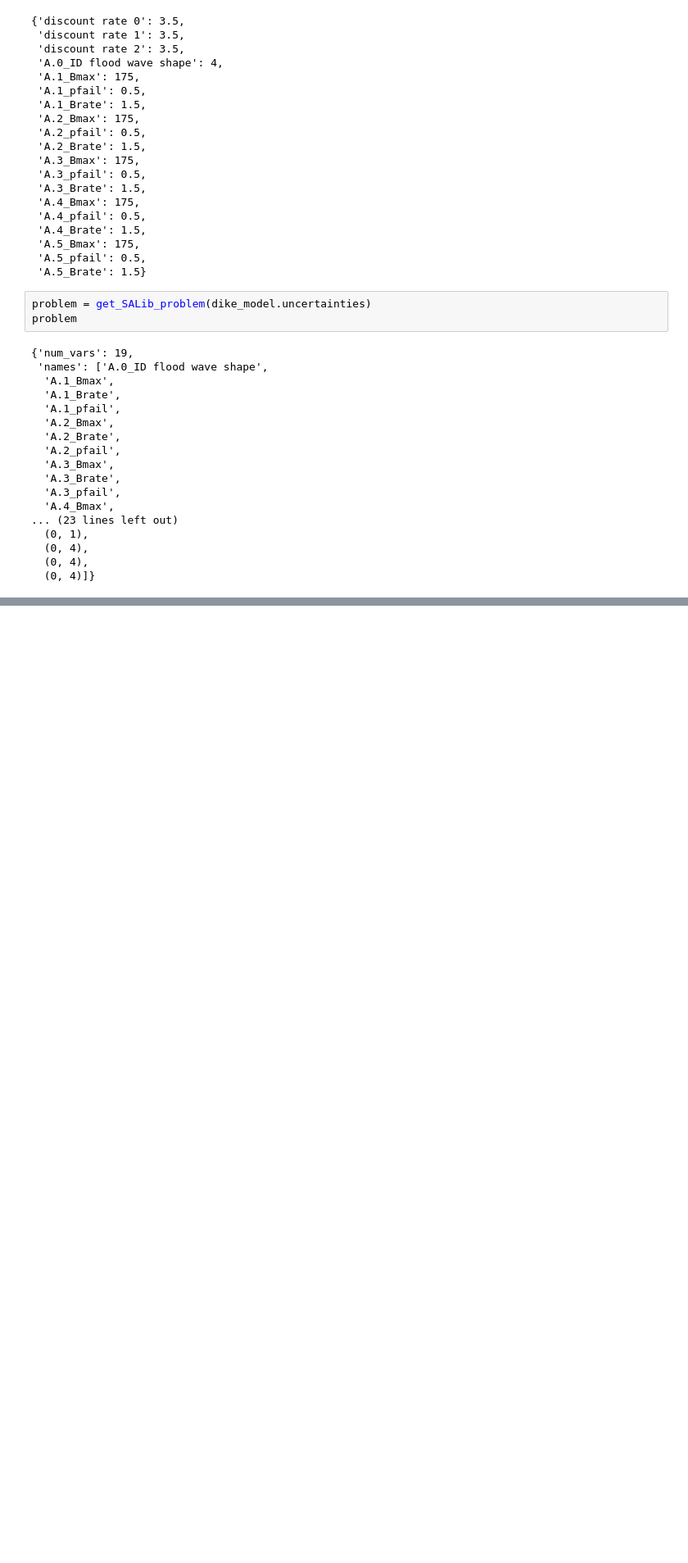
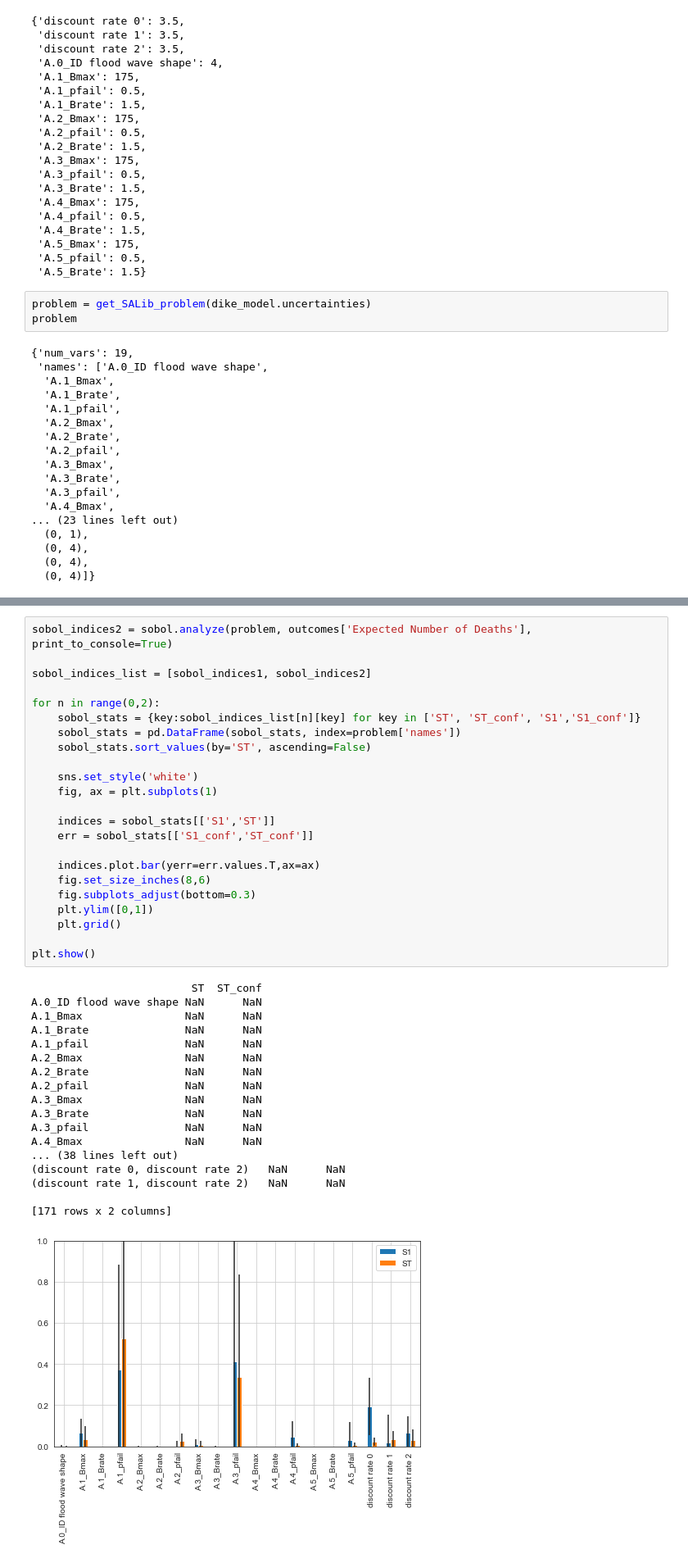
Before and after one commit to EwoutH/modelbased-g13, a Jupyter notebook: Sobol G29.ipynb, the cells around one changed output, grey strips where cells are left out. Shown at 82% size. Cells and saved outputs as stored; diff of their text form; blank space fills up the shorter version.

```diff
--- a/Sobol G29.ipynb
+++ b/Sobol G29.ipynb
@@ -139,0 +183,42 @@ problem
+# %%
+sobol_indices2 = sobol.analyze(problem, outcomes['Expected Number of Deaths'], print_to_console=True)
+
+sobol_indices_list = [sobol_indices1, sobol_indices2]
+
+for n in range(0,2):
+    sobol_stats = {key:sobol_indices_list[n][key] for key in ['ST', 'ST_conf', 'S1','S1_conf']}
+    sobol_stats = pd.DataFrame(sobol_stats, index=problem['names'])
+    sobol_stats.sort_values(by='ST', ascending=False)
+
+    sns.set_style('white')
+    fig, ax = plt.subplots(1)
+
+    indices = sobol_stats[['S1','ST']]
+    err = sobol_stats[['S1_conf','ST_conf']]
+
+    indices.plot.bar(yerr=err.values.T,ax=ax)
+    fig.set_size_inches(8,6)
+    fig.subplots_adjust(bottom=0.3)
+    plt.ylim([0,1])
+    plt.grid()
+
+plt.show()
+# %% [output]
+                         ST  ST_conf
+A.0_ID flood wave shape NaN      NaN
+A.1_Bmax                NaN      NaN
+A.1_Brate               NaN      NaN
+A.1_pfail               NaN      NaN
+A.2_Bmax                NaN      NaN
+A.2_Brate               NaN      NaN
+A.2_pfail               NaN      NaN
+A.3_Bmax                NaN      NaN
+A.3_Brate               NaN      NaN
+A.3_pfail               NaN      NaN
+A.4_Bmax                NaN      NaN
+... (38 lines left out)
+(discount rate 0, discount rate 2)   NaN      NaN
+(discount rate 1, discount rate 2)   NaN      NaN
+
+[171 rows x 2 columns]
+[figure, added]
```
Also changed, not shown: parts of 6 cells of this notebook, 1 other file.
